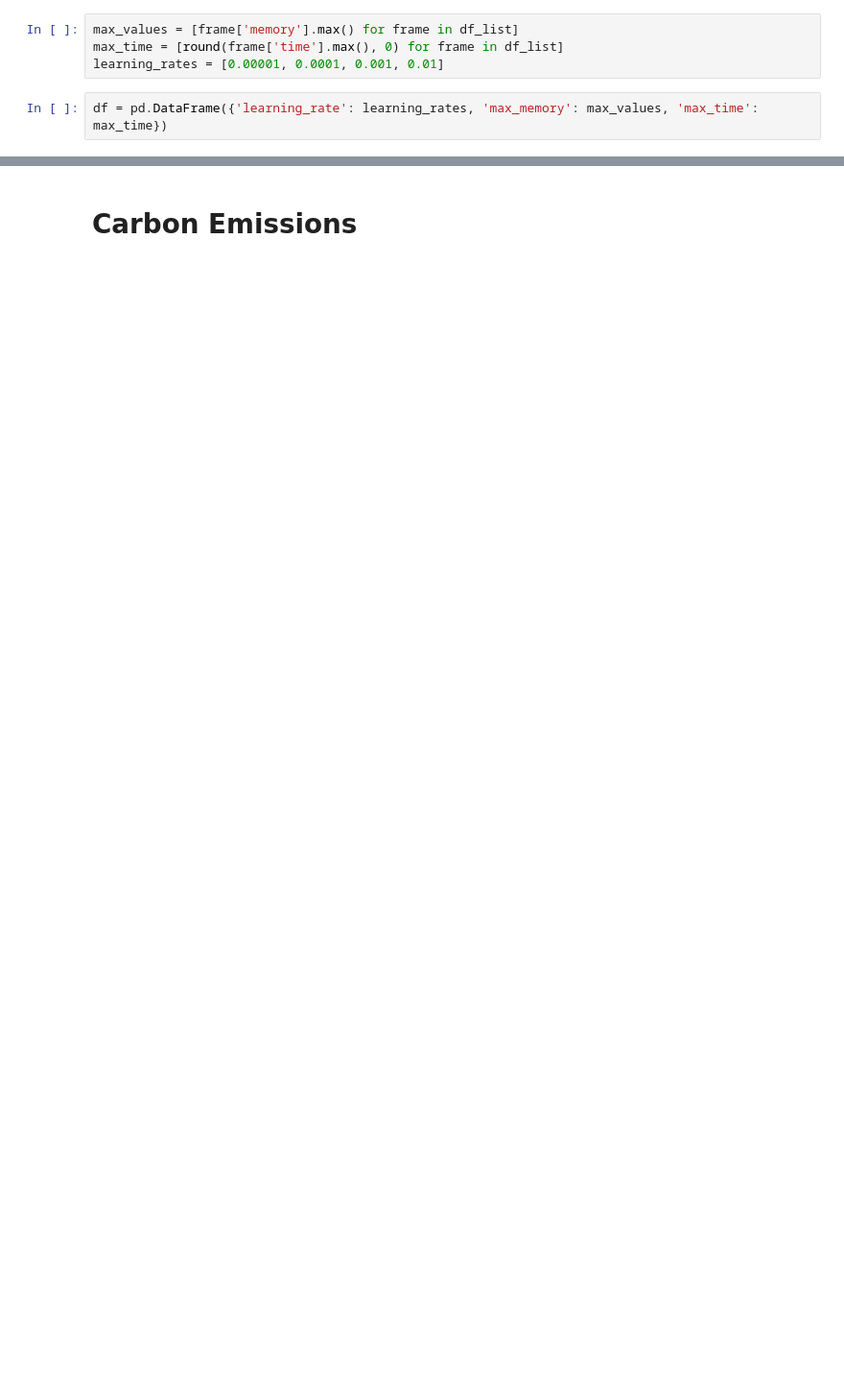
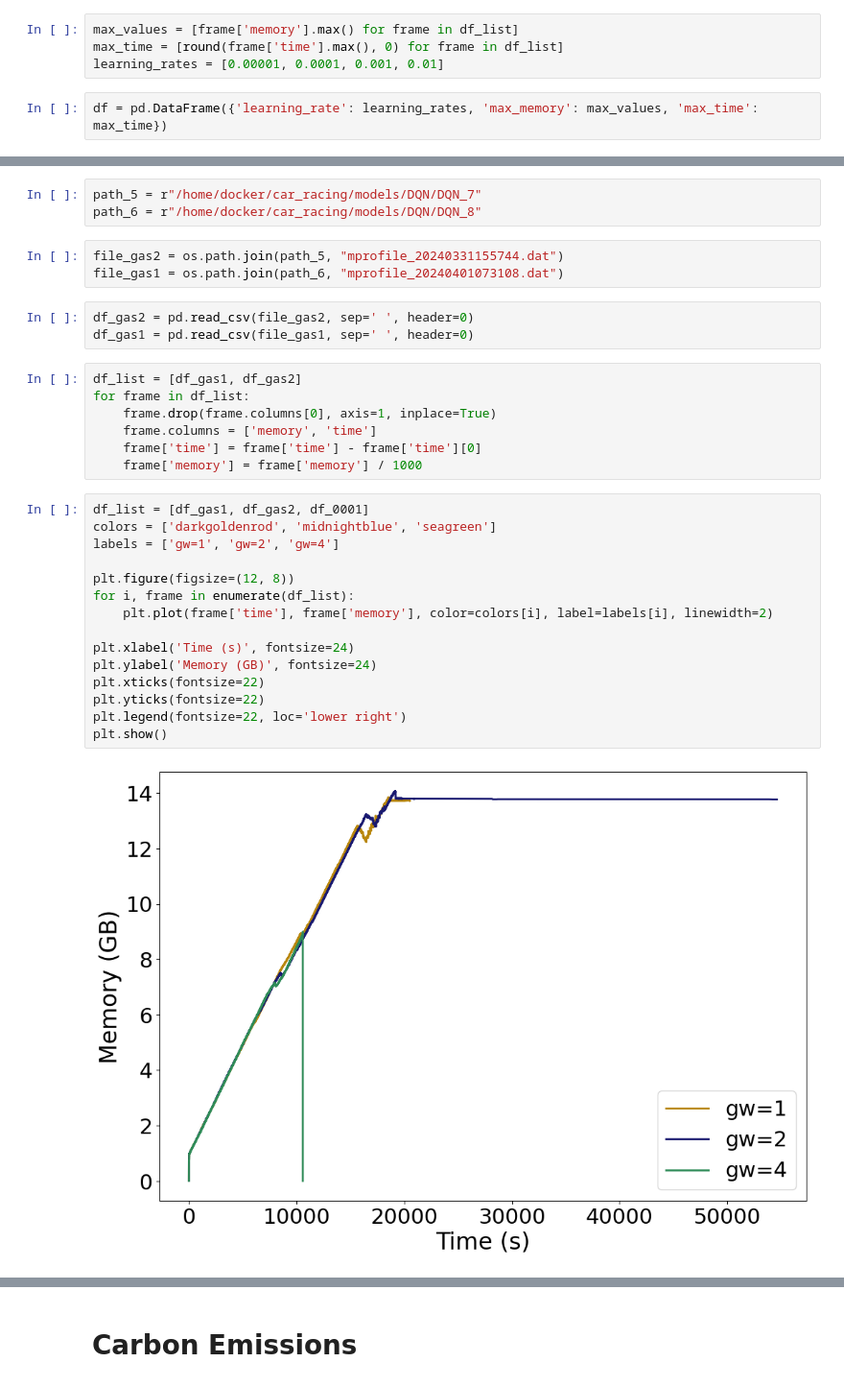
Before and after one commit to albert-queralto/car_racing_rl, a Jupyter notebook: notebooks/resources.ipynb, the cells around one changed output, grey strips where cells are left out. Shown: that part at 96% size. Saved outputs shown, nothing was run; the diff lists cells and outputs as text; blank space fills up the shorter version.

```diff
--- a/notebooks/resources.ipynb
+++ b/notebooks/resources.ipynb
@@ -77,0 +79,33 @@ Passing `palette` without assigning `hue` is deprecated and will be removed in v
+# %%
+path_5 = r"/home/docker/car_racing/models/DQN/DQN_7"
+path_6 = r"/home/docker/car_racing/models/DQN/DQN_8"
+# %%
+file_gas2 = os.path.join(path_5, "mprofile_20240331155744.dat")
+file_gas1 = os.path.join(path_6, "mprofile_20240401073108.dat")
+# %%
+df_gas2 = pd.read_csv(file_gas2, sep=' ', header=0)
+df_gas1 = pd.read_csv(file_gas1, sep=' ', header=0)
+# %%
+df_list = [df_gas1, df_gas2]
+for frame in df_list:
+    frame.drop(frame.columns[0], axis=1, inplace=True)
+    frame.columns = ['memory', 'time']
+    frame['time'] = frame['time'] - frame['time'][0]
+    frame['memory'] = frame['memory'] / 1000
+# %%
+df_list = [df_gas1, df_gas2, df_0001]
+colors = ['darkgoldenrod', 'midnightblue', 'seagreen']
+labels = ['gw=1', 'gw=2', 'gw=4']
+
+plt.figure(figsize=(12, 8))
+for i, frame in enumerate(df_list):
+    plt.plot(frame['time'], frame['memory'], color=colors[i], label=labels[i], linewidth=2)
+
+plt.xlabel('Time (s)', fontsize=24)
+plt.ylabel('Memory (GB)', fontsize=24)
+plt.xticks(fontsize=22)
+plt.yticks(fontsize=22)
+plt.legend(fontsize=22, loc='lower right')
+plt.show()
+# %% [output]
+[figure, added]
```
Also changed, not shown: parts of 12 cells of this notebook, 1 other file.
